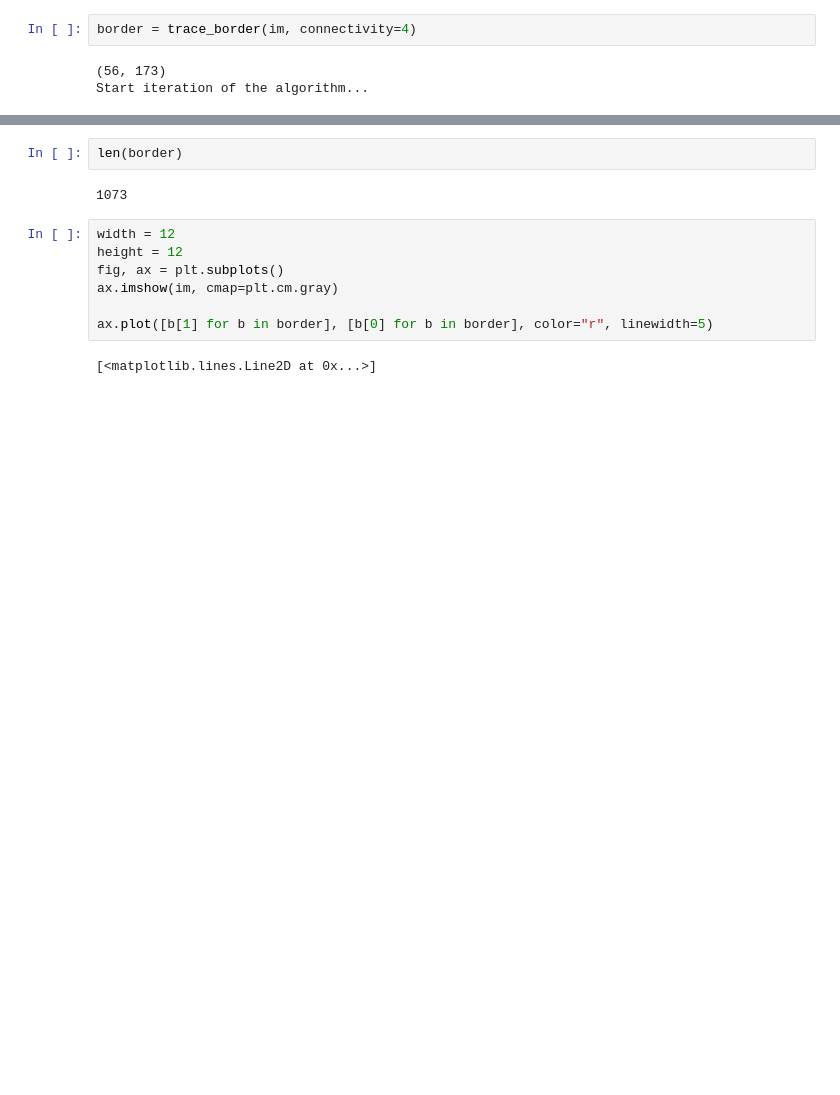
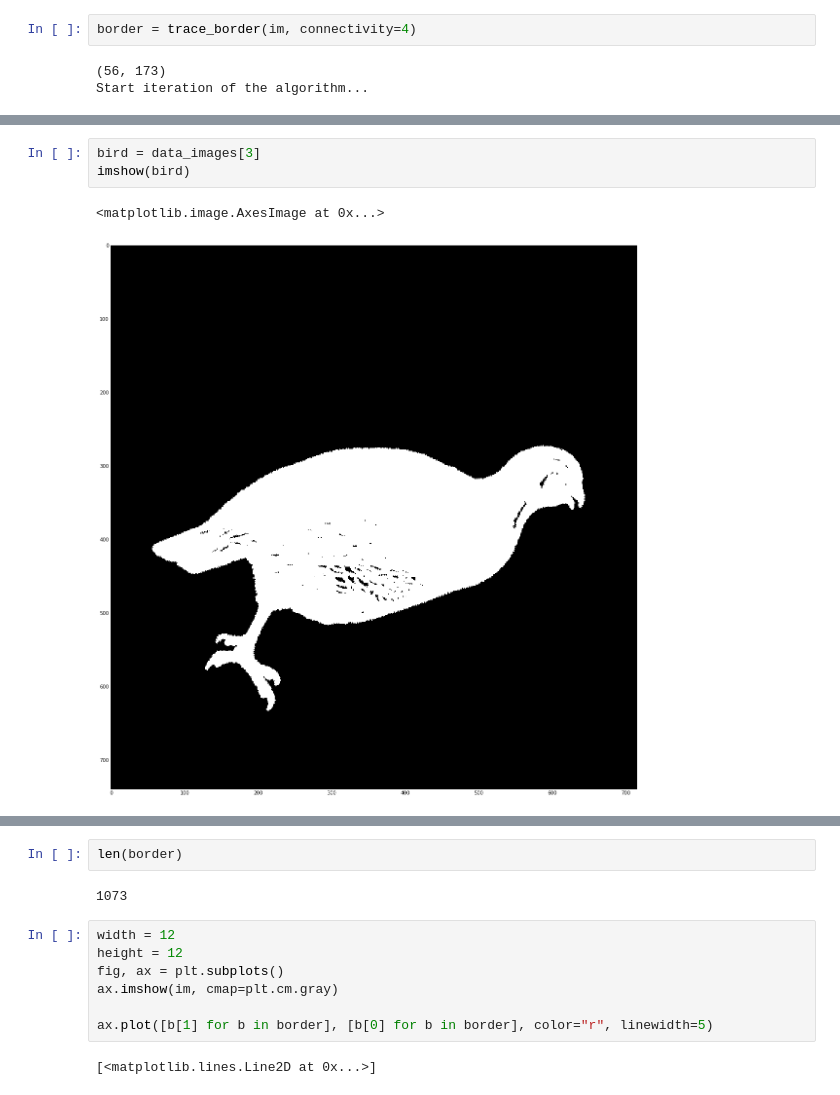
Before and after one commit to eugeniashurko/fork-recognition, a Jupyter notebook: experiments/skeleton.ipynb, the cells around one changed output, grey strips where cells are left out. Saved outputs shown, nothing was run; the diff lists cells and outputs as text; blank space fills up the shorter version.

```diff
--- a/experiments/skeleton.ipynb
+++ b/experiments/skeleton.ipynb
@@ -152,0 +171,6 @@ Start iteration of the algorithm...
+# %%
+bird = data_images[3]
+imshow(bird)
+# %% [output]
+<matplotlib.image.AxesImage at 0x...>
+[figure, added]
```
Also changed, not shown: parts of 33 cells of this notebook.
